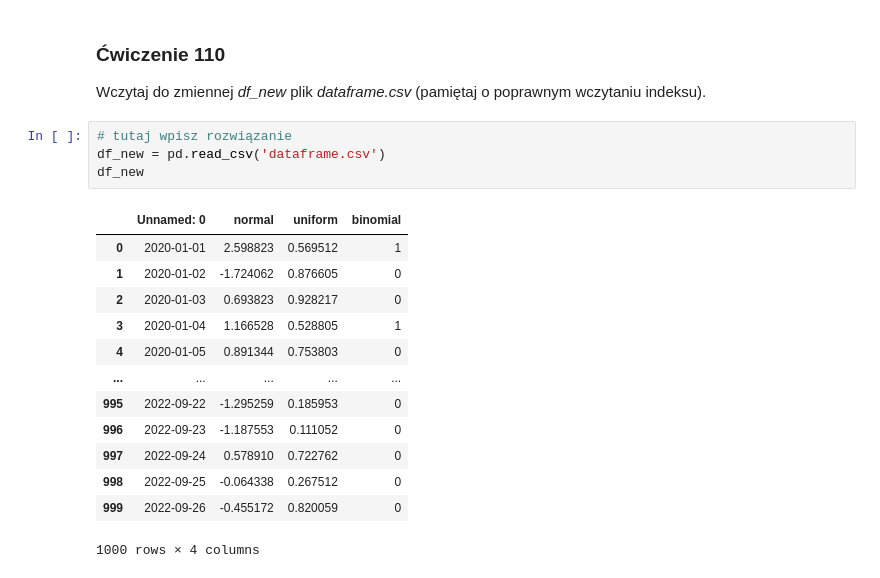
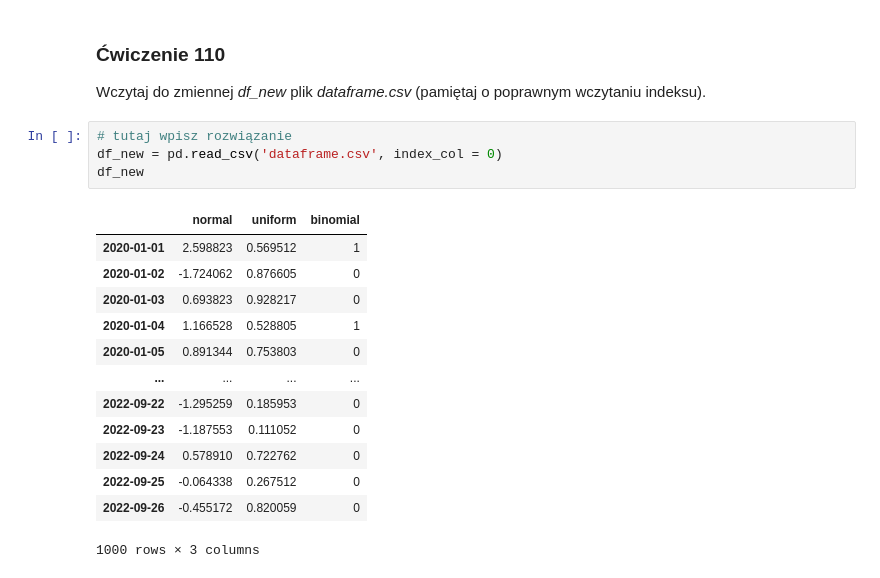
Before and after one commit to sebekpro/python-krakowiak, a Jupyter notebook: 250-data-science-bootcamp-w-jezyku-python/111_120_exercises.ipynb, the cells around one changed output. Drawn from its saved outputs; the diff is of its cells as text.

```diff
--- a/250-data-science-bootcamp-w-jezyku-python/111_120_exercises.ipynb
+++ b/250-data-science-bootcamp-w-jezyku-python/111_120_exercises.ipynb
@@ -375,19 +423,19 @@ Wyświetlenie 5 pierwszych linijek pliku _dataframe.csv_
 Wczytaj do zmiennej _df_new_ plik _dataframe.csv_ (pamiętaj o poprawnym wczytaniu indeksu).
 # %%
 # tutaj wpisz rozwiązanie
-df_new = pd.read_csv('dataframe.csv')
+df_new = pd.read_csv('dataframe.csv', index_col = 0)
 df_new
 # %% [output]
-|  | Unnamed: 0 | normal | uniform | binomial |
-| 0 | 2020-01-01 | 2.598823 | 0.569512 | 1 |
-| 1 | 2020-01-02 | -1.724062 | 0.876605 | 0 |
-| 2 | 2020-01-03 | 0.693823 | 0.928217 | 0 |
-| 3 | 2020-01-04 | 1.166528 | 0.528805 | 1 |
-| 4 | 2020-01-05 | 0.891344 | 0.753803 | 0 |
-| ... | ... | ... | ... | ... |
-| 995 | 2022-09-22 | -1.295259 | 0.185953 | 0 |
-| 996 | 2022-09-23 | -1.187553 | 0.111052 | 0 |
-| 997 | 2022-09-24 | 0.578910 | 0.722762 | 0 |
-| 998 | 2022-09-25 | -0.064338 | 0.267512 | 0 |
-| 999 | 2022-09-26 | -0.455172 | 0.820059 | 0 |
+|  | normal | uniform | binomial |
+| 2020-01-01 | 2.598823 | 0.569512 | 1 |
+| 2020-01-02 | -1.724062 | 0.876605 | 0 |
+| 2020-01-03 | 0.693823 | 0.928217 | 0 |
+| 2020-01-04 | 1.166528 | 0.528805 | 1 |
+| 2020-01-05 | 0.891344 | 0.753803 | 0 |
+| ... | ... | ... | ... |
+| 2022-09-22 | -1.295259 | 0.185953 | 0 |
+| 2022-09-23 | -1.187553 | 0.111052 | 0 |
+| 2022-09-24 | 0.578910 | 0.722762 | 0 |
+| 2022-09-25 | -0.064338 | 0.267512 | 0 |
+| 2022-09-26 | -0.455172 | 0.820059 | 0 |
-1000 rows × 4 columns
+1000 rows × 3 columns
```
Also changed, not shown: parts of 9 cells of this notebook.
